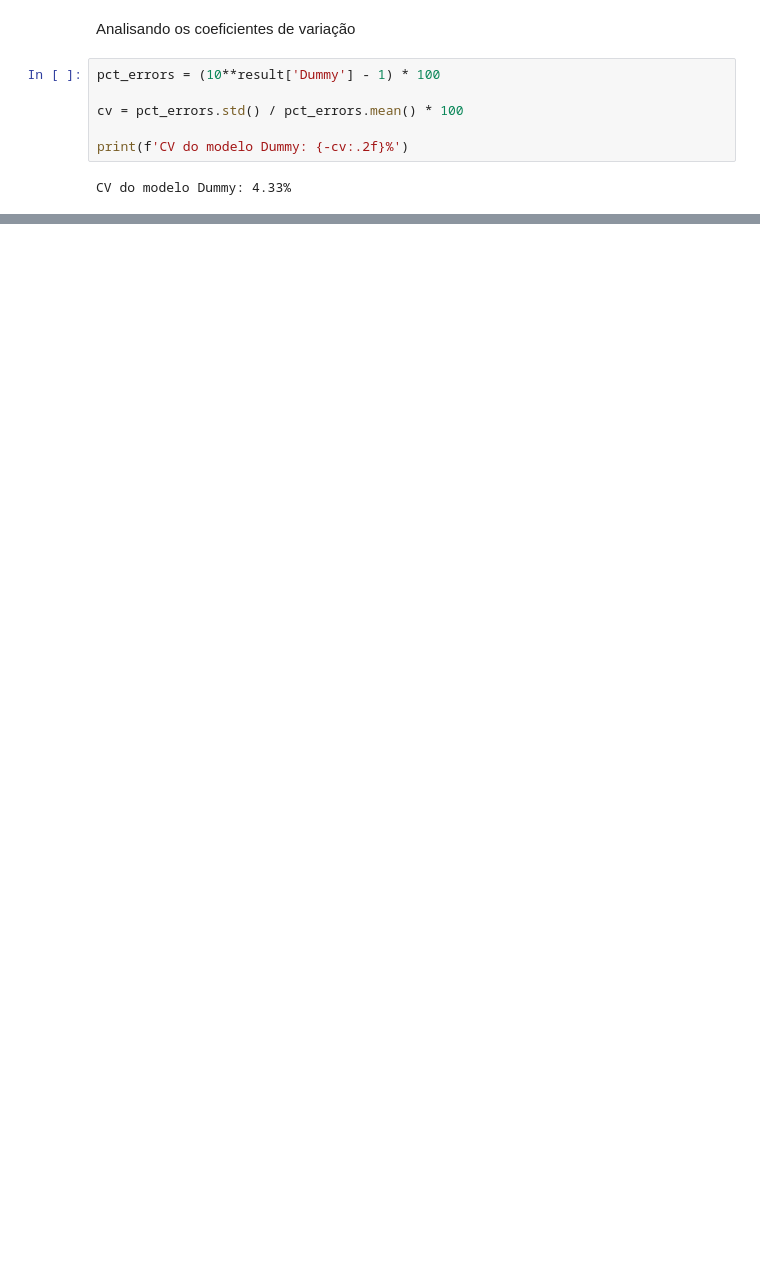
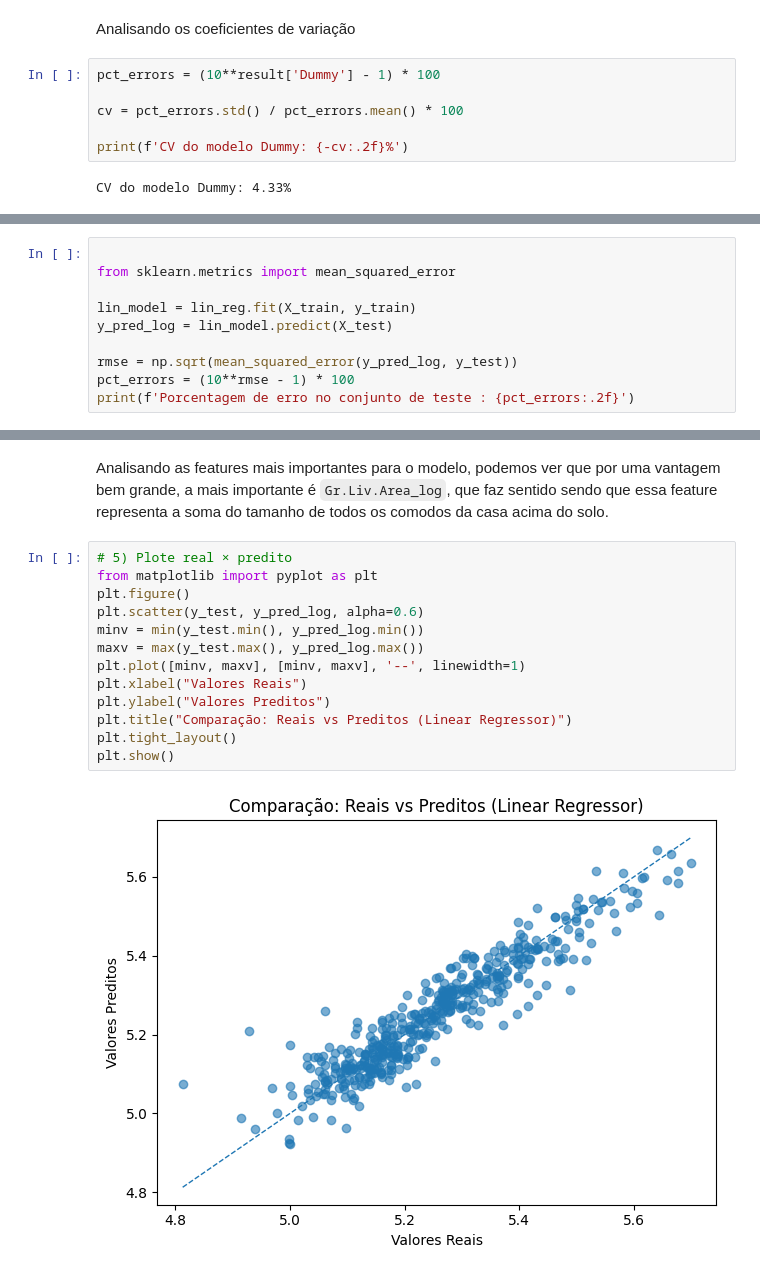
Before and after one commit to Joao-Gabriel05/Ames_House_Prices_Predict, a Jupyter notebook: modeling.ipynb, the cells around one changed output, grey strips where cells are left out. Drawn from its saved outputs; the diff is of its cells as text; blank space fills up the shorter version.

```diff
--- a/modeling.ipynb
+++ b/modeling.ipynb
@@ -960,0 +810,10 @@ CV do modelo ElasticNet: 7.99%
+# %%
+
+from sklearn.metrics import mean_squared_error
+
+lin_model = lin_reg.fit(X_train, y_train)
+y_pred_log = lin_model.predict(X_test)
+
+rmse = np.sqrt(mean_squared_error(y_pred_log, y_test))
+pct_errors = (10**rmse - 1) * 100
+print(f'Porcentagem de erro no conjunto de teste : {pct_errors:.2f}')
@@ -960,0 +853,17 @@ CV do modelo ElasticNet: 7.99%
+# %% [markdown]
+Analisando as features mais importantes para o modelo, podemos ver que por uma vantagem bem grande, a mais importante é `Gr.Liv.Area_log`, que faz sentido sendo que essa feature representa a soma do tamanho de todos os comodos da casa acima do solo.
+# %%
+# 5) Plote real × predito
+from matplotlib import pyplot as plt
+plt.figure()
+plt.scatter(y_test, y_pred_log, alpha=0.6)
+minv = min(y_test.min(), y_pred_log.min())
+maxv = max(y_test.max(), y_pred_log.max())
+plt.plot([minv, maxv], [minv, maxv], '--', linewidth=1)
+plt.xlabel("Valores Reais")
+plt.ylabel("Valores Preditos")
+plt.title("Comparação: Reais vs Preditos (Linear Regressor)")
+plt.tight_layout()
+plt.show()
+# %% [output]
+[figure, added]
```
Also changed, not shown: parts of 46 cells of this notebook.
